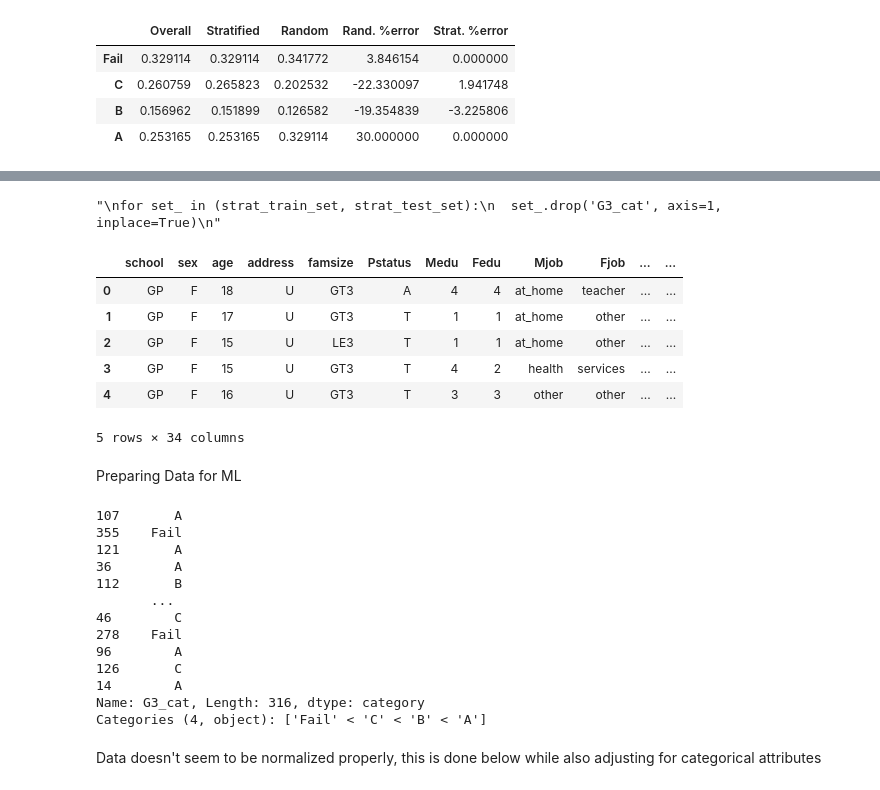
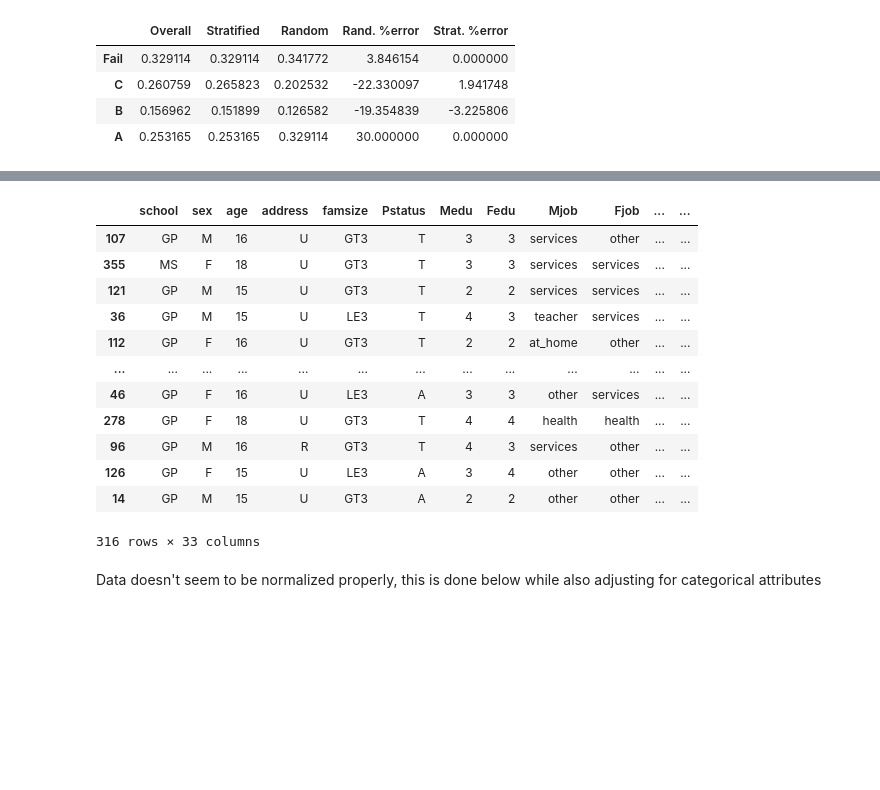
Before and after one commit to romanfen/F21DL-G6, a Jupyter notebook: Student_Performance_Model.ipynb, the cells around one changed output, grey strips where cells are left out. Cells and saved outputs as stored; diff of their text form; code cells hidden in the pictures; blank space fills up the shorter version.

```diff
--- a/Student_Performance_Model.ipynb
+++ b/Student_Performance_Model.ipynb
@@ -274,41 +245,21 @@ students.head()
-# %%
-# Remove the G3 classes for now
-"""
-for set_ in (strat_train_set, strat_test_set):
-  set_.drop('G3_cat', axis=1, inplace=True)
-"""
-# %% [output]
-"\nfor set_ in (strat_train_set, strat_test_set):\n  set_.drop('G3_cat', axis=1, inplace=True)\n"
-# %%
-students.head()
-# %% [output]
-|  | school | sex | age | address | famsize | Pstatus | Medu | Fedu | Mjob | Fjob | ... | ... |
-| 0 | GP | F | 18 | U | GT3 | A | 4 | 4 | at_home | teacher | ... | ... |
-| 1 | GP | F | 17 | U | GT3 | T | 1 | 1 | at_home | other | ... | ... |
-| 2 | GP | F | 15 | U | LE3 | T | 1 | 1 | at_home | other | ... | ... |
-| 3 | GP | F | 15 | U | GT3 | T | 4 | 2 | health | services | ... | ... |
-| 4 | GP | F | 16 | U | GT3 | T | 3 | 3 | other | other | ... | ... |
-5 rows × 34 columns
-# %% [markdown]
-Preparing Data for ML
 # %%
 students = strat_train_set.drop('G3_cat', axis=1)
 students_labels = strat_train_set['G3_cat'].copy()
 
-students_labels
+students
 # %% [output]
+|  | school | sex | age | address | famsize | Pstatus | Medu | Fedu | Mjob | Fjob | ... | ... |
+| 107 | GP | M | 16 | U | GT3 | T | 3 | 3 | services | other | ... | ... |
+| 355 | MS | F | 18 | U | GT3 | T | 3 | 3 | services | services | ... | ... |
+| 121 | GP | M | 15 | U | GT3 | T | 2 | 2 | services | services | ... | ... |
+| 36 | GP | M | 15 | U | LE3 | T | 4 | 3 | teacher | services | ... | ... |
+| 112 | GP | F | 16 | U | GT3 | T | 2 | 2 | at_home | other | ... | ... |
+| ... | ... | ... | ... | ... | ... | ... | ... | ... | ... | ... | ... | ... |
+| 46 | GP | F | 16 | U | LE3 | A | 3 | 3 | other | services | ... | ... |
+| 278 | GP | F | 18 | U | GT3 | T | 4 | 4 | health | health | ... | ... |
+| 96 | GP | M | 16 | R | GT3 | T | 4 | 3 | services | other | ... | ... |
+| 126 | GP | F | 15 | U | LE3 | A | 3 | 4 | other | other | ... | ... |
+| 14 | GP | M | 15 | U | GT3 | A | 2 | 2 | other | other | ... | ... |
-107       A
-355    Fail
-121       A
-36        A
-112       B
-       ...
-46        C
-278    Fail
-96        A
-126       C
-14        A
-Name: G3_cat, Length: 316, dtype: category
-Categories (4, object): ['Fail' < 'C' < 'B' < 'A']
+316 rows × 33 columns
 # %% [markdown]
 Data doesn't seem to be normalized properly, this is done below while also adjusting for categorical attributes
```
Also changed, not shown: parts of 44 cells of this notebook.
